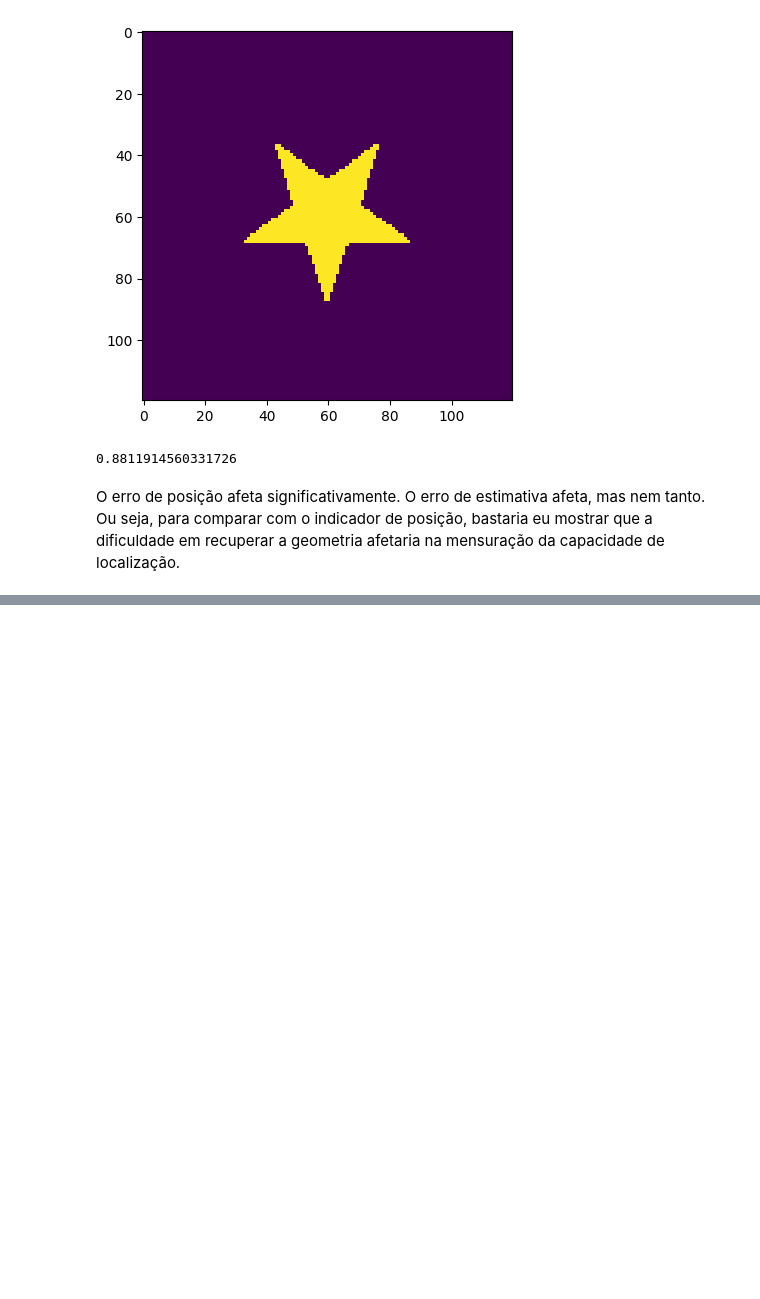
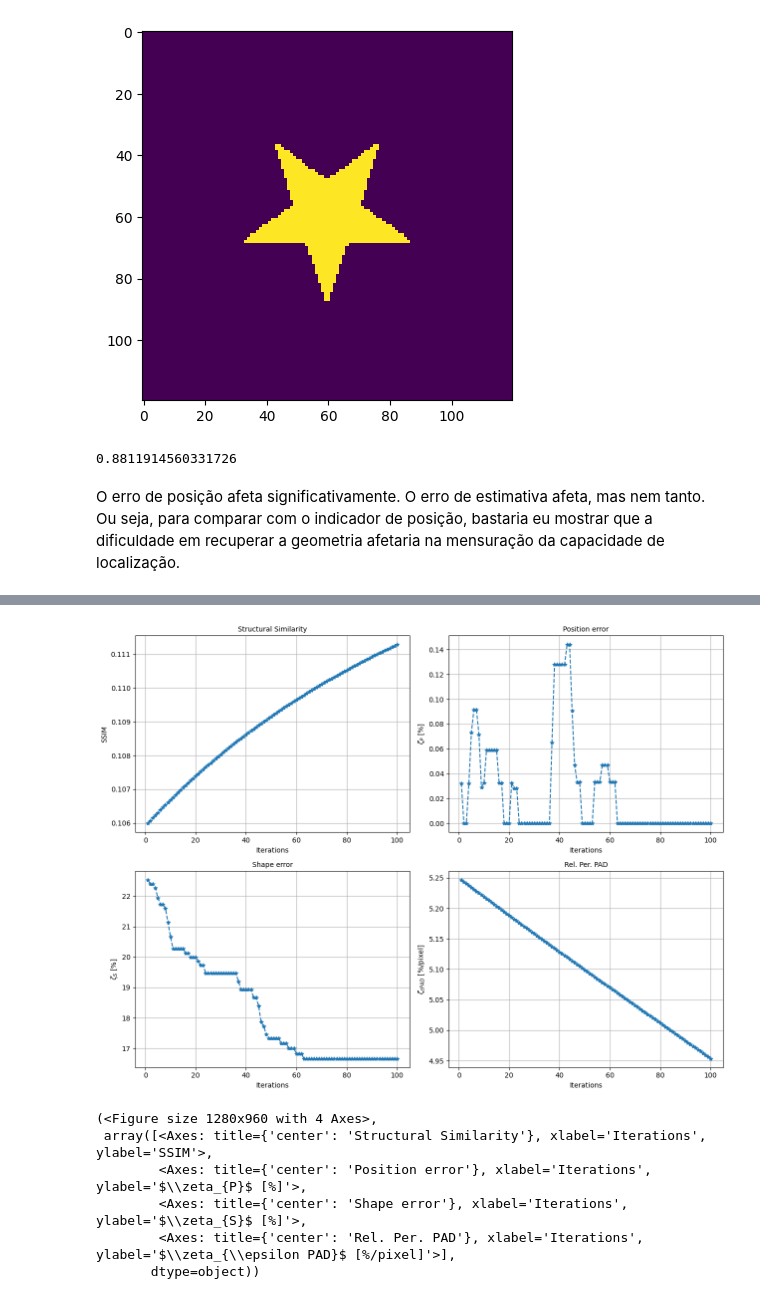
Before and after one commit to andre-batista/PISPAEIS, a Jupyter notebook: experiments/indicatorcomparison/ssimtest.ipynb, the cells around one changed output, grey strips where cells are left out. Drawn from its saved outputs; the diff is of its cells as text; code cells hidden in the pictures; blank space fills up the shorter version.

```diff
--- a/experiments/indicatorcomparison/ssimtest.ipynb
+++ b/experiments/indicatorcomparison/ssimtest.ipynb
@@ -115,0 +149,13 @@ NameError: name 'discretizationssi' is not defined
+# %%
+import stopcriteria as stp
+import richmond as ric
+import csi
+
+recover_resolution = (60, 60)
+
+method = csi.ContrastSourceInversion(stp.StopCriteria(max_iterations=100))
+
+discretization = ric.Richmond(configuration=test.configuration,
+                              elements=recover_resolution)
+
+result = method.solve(test, discretization, print_info=True)
@@ -115,0 +180,11 @@ NameError: name 'discretizationssi' is not defined
+# %%
+result.plot_convergence(indicators=['ssim', 'zeta_p', 'zeta_s', 'zeta_epad'],
+                        show=True)
+# %% [output]
+[figure, added]
+(<Figure size 1280x960 with 4 Axes>,
+ array([<Axes: title={'center': 'Structural Similarity'}, xlabel='Iterations', ylabel='SSIM'>,
+        <Axes: title={'center': 'Position error'}, xlabel='Iterations', ylabel='$\\zeta_{P}$ [%]'>,
+        <Axes: title={'center': 'Shape error'}, xlabel='Iterations', ylabel='$\\zeta_{S}$ [%]'>,
+        <Axes: title={'center': 'Rel. Per. PAD'}, xlabel='Iterations', ylabel='$\\zeta_{\\epsilon PAD}$ [%/pixel]'>],
+       dtype=object))
```
Also changed, not shown: parts of 5 cells of this notebook, 4 other files.
